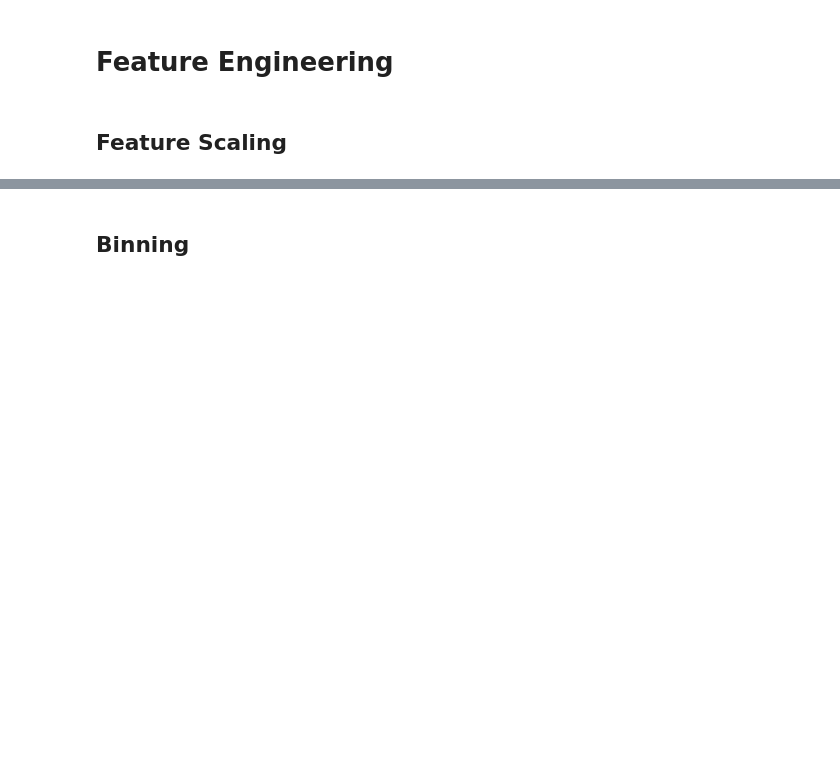
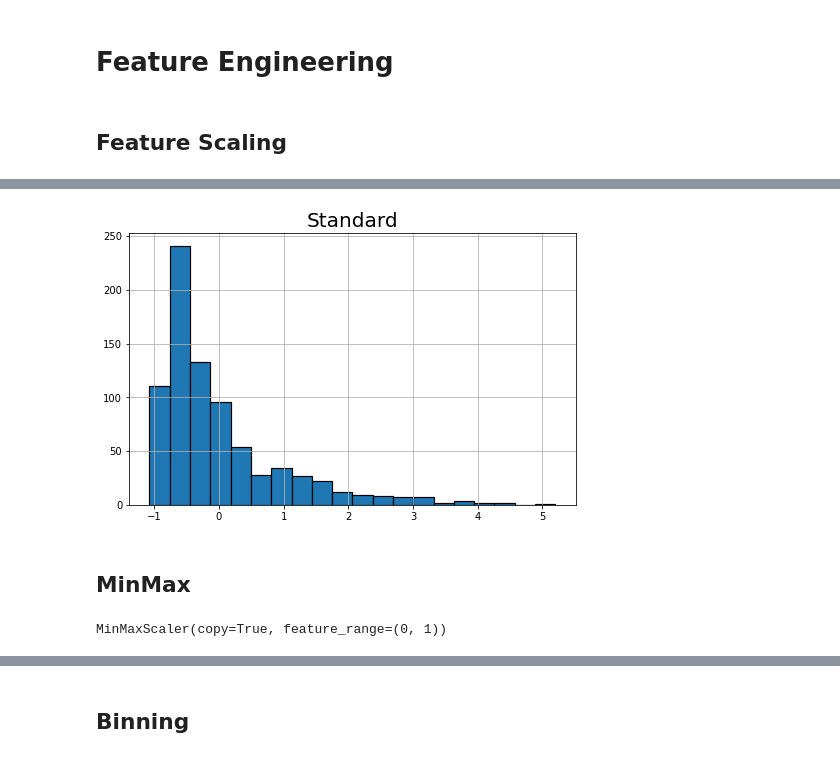
Before and after one commit to stepthom/869_course, a Jupyter notebook: classification/slides_classification_feature_engineering.ipynb, the cells around one changed output, grey strips where cells are left out. Saved outputs shown, nothing was run; the diff lists cells and outputs as text; code cells hidden in the pictures; blank space fills up the shorter version.

```diff
--- a/classification/slides_classification_feature_engineering.ipynb
+++ b/classification/slides_classification_feature_engineering.ipynb
@@ -122,0 +99,8 @@ plt.tight_layout();
+# %%
+from sklearn.preprocessing import StandardScaler
+
+scaler = StandardScaler()
+scaler.fit(X_train[['Salary']])
+
+X_train['Salary_Std'] = scaler.transform(X_train[['Salary']])
+X_test['Salary_Std'] = scaler.transform(X_test[['Salary']])
@@ -122,0 +123,16 @@ plt.tight_layout();
+# %%
+plot_hist(X_train['Salary_Std'], "Standard");
+# %% [output]
+[figure, added]
+# %% [markdown]
+## MinMax
+# %%
+from sklearn.preprocessing import MinMaxScaler
+
+scaler = MinMaxScaler()
+scaler.fit(X_train[['Salary']])
+
+X_train['Salary_MinMax'] = scaler.transform(X_train[['Salary']])
+X_test['Salary_MinMax'] = scaler.transform(X_test[['Salary']])
+# %% [output]
+MinMaxScaler(copy=True, feature_range=(0, 1))
```
Also changed, not shown: parts of 41 cells of this notebook.
